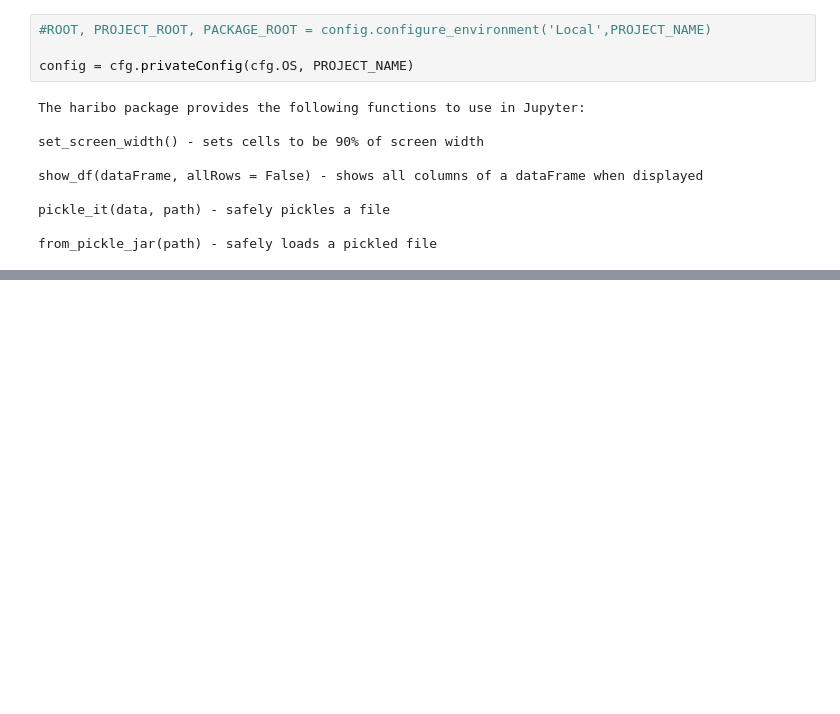
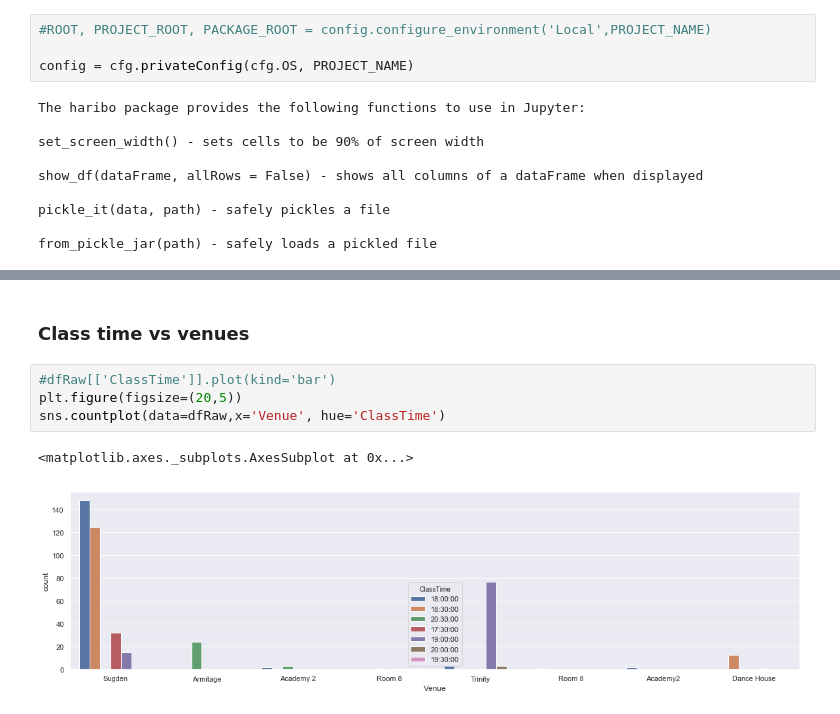
Before and after one commit to chris-pickford/RandomForestKb, a Jupyter notebook: Jupyter/main.ipynb, the cells around one changed output, grey strips where cells are left out. Cells and saved outputs as stored; diff of their text form; blank space fills up the shorter version.

```diff
--- a/Jupyter/main.ipynb
+++ b/Jupyter/main.ipynb
@@ -88,0 +165,9 @@ data
+# %% [markdown]
+### Class time vs venues
+# %%
+#dfRaw[['ClassTime']].plot(kind='bar')
+plt.figure(figsize=(20,5))
+sns.countplot(data=dfRaw,x='Venue', hue='ClassTime')
+# %% [output]
+<matplotlib.axes._subplots.AxesSubplot at 0x...>
+[figure, added]
```
Also changed, not shown: parts of 52 cells of this notebook, 2 other files.
